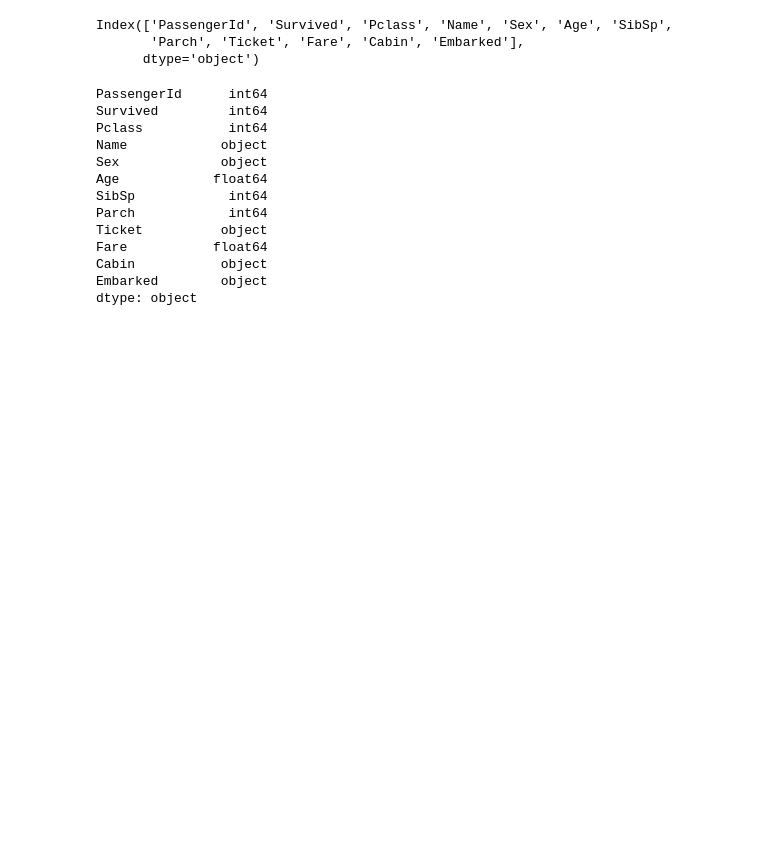
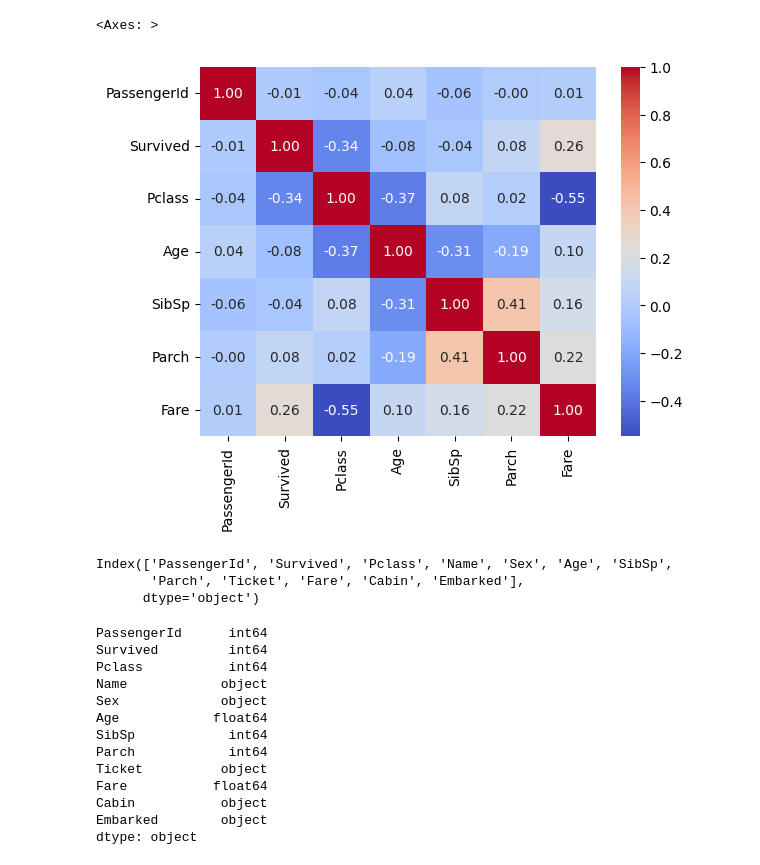
Before and after one commit to DawidK4/MyNotebooks, a Jupyter notebook: Titanic/titanic.ipynb, the cells around one changed output. Drawn from its saved outputs; the diff is of its cells as text; code cells hidden in the pictures; blank space fills up the shorter version.

```diff
--- a/Titanic/titanic.ipynb
+++ b/Titanic/titanic.ipynb
@@ -18,3 +52,11 @@ train.head()
+# %%
+train_numeric_cols = train.select_dtypes(include=['number'])
+corr_matrix = train_numeric_cols.corr()
+
+sns.heatmap(corr_matrix, annot=True, cmap='coolwarm', fmt='.2f')
+# %% [output]
+<Axes: >
+[figure, added]
 # %%
 train.columns
 # %% [output]
```
Also changed, not shown: parts of 8 cells of this notebook.
